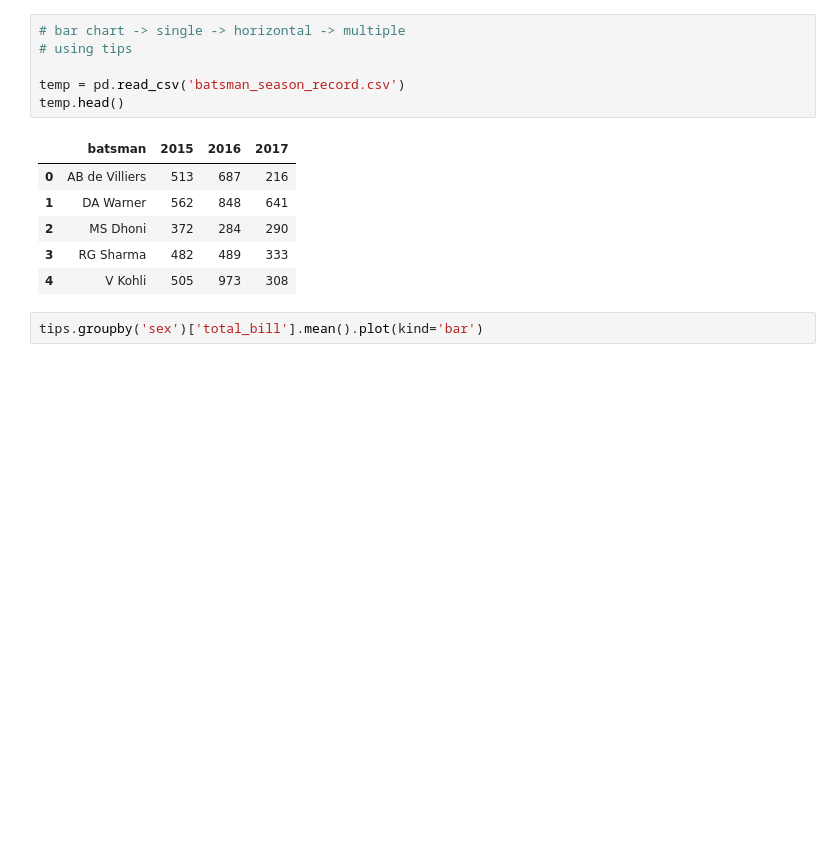
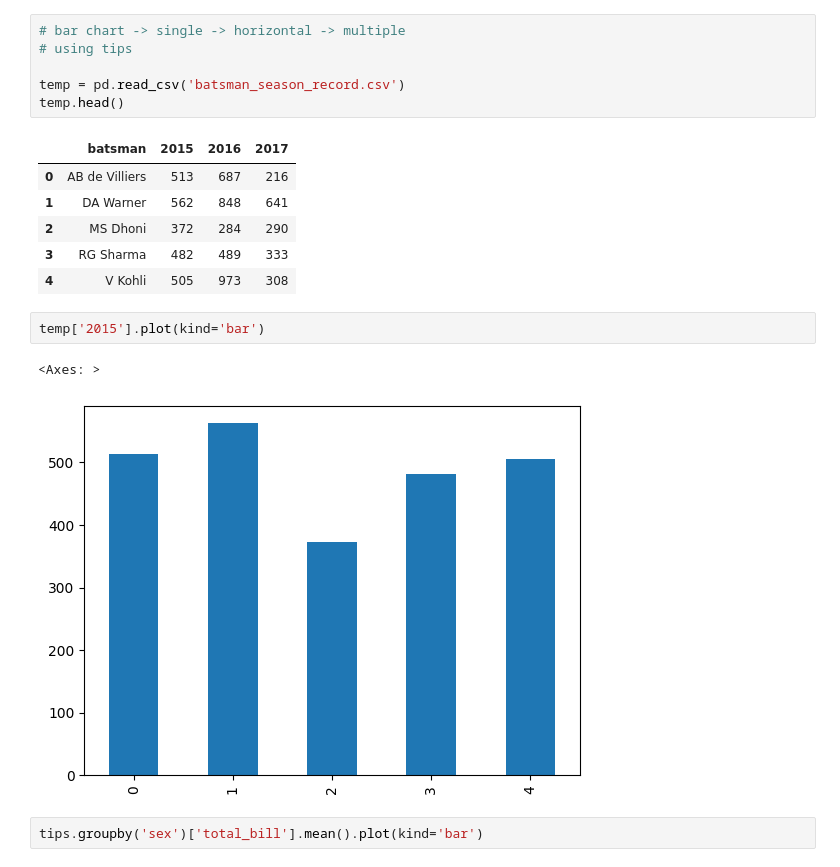
Before and after one commit to nadim-altaf/data-science-mentorship-campusx, a Jupyter notebook: Matplotlib/session_24_advanced_matplotlib.ipynb, the cells around one changed output. Cells and saved outputs as stored; diff of their text form; blank space fills up the shorter version.

```diff
--- a/Matplotlib/session_24_advanced_matplotlib.ipynb
+++ b/Matplotlib/session_24_advanced_matplotlib.ipynb
@@ -595,6 +595,11 @@ temp.head()
 | 2 | MS Dhoni | 372 | 284 | 290 |
 | 3 | RG Sharma | 482 | 489 | 333 |
 | 4 | V Kohli | 505 | 973 | 308 |
+# %%
+temp['2015'].plot(kind='bar')
+# %% [output]
+<Axes: >
+[figure, added]
 # %%
 tips.groupby('sex')['total_bill'].mean().plot(kind='bar')
 # %% [output]
```
